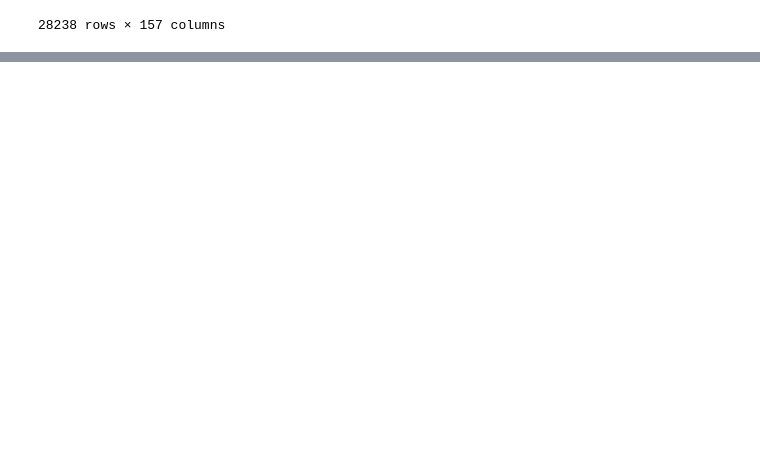
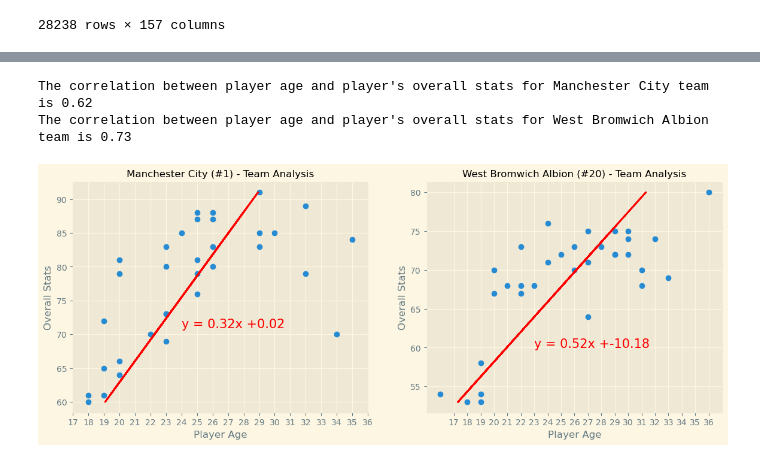
Before and after one commit to Misscoffeecassie/Group-2, a Jupyter notebook: Project_1_Group_2_FIFA_Players.ipynb, the cells around one changed output, grey strips where cells are left out. Cells and saved outputs as stored; diff of their text form; code cells hidden in the pictures; blank space fills up the shorter version.

```diff
--- a/Project_1_Group_2_FIFA_Players.ipynb
+++ b/Project_1_Group_2_FIFA_Players.ipynb
@@ -47,0 +260,46 @@ combined_original_data_df
+# %%
+club_ManCity = clubPlayers[clubPlayers['Club Name'] == 'Manchester City']
+playerAge_ManCity = club_ManCity['Age']
+playerStat_ManCity = club_ManCity['Overall']
+
+club_WestBrom = clubPlayers[clubPlayers['Club Name'] == 'West Bromwich Albion']
+playerAge_WestBrom = club_WestBrom['Age']
+playerStat_WestBrom = club_WestBrom['Overall']
+
+corr_ManCity = st.pearsonr(playerStat_ManCity,playerAge_ManCity)
+(slope_Mancity, intercept_Mancity, rvalue_Mancity, pvalue_Mancity, stderr_Mancity) = linregress(playerStat_ManCity,playerAge_ManCity)
+regress_Mancity = playerStat_ManCity * slope_Mancity + intercept_Mancity
+line_eq_Mancity = "y = " + str(round(slope_Mancity,2)) + "x +" + str(round(intercept_Mancity,2))
+
+corr_WestBrom = st.pearsonr(playerStat_WestBrom,playerAge_WestBrom)
+(slope_WestBrom, intercept_WestBrom, rvalue_WestBrom, pvalue_WestBrom, stderr_WestBrom) = linregress(playerStat_WestBrom,playerAge_WestBrom)
+regress_WestBrom = playerStat_WestBrom * slope_WestBrom + intercept_WestBrom
+line_eq_WestBrom = "y = " + str(round(slope_WestBrom,2)) + "x +" + str(round(intercept_WestBrom,2))
+
+plt.figure(figsize=(14, 5))
+
+plt.subplot(1, 2, 1)
+plt.scatter(playerAge_ManCity,playerStat_ManCity)
+plt.plot(regress_Mancity,playerStat_ManCity,"r-")
+plt.text(playerAge_ManCity.min()+6,playerStat_ManCity.max()-20,line_eq_Mancity,fontsize=15,color="red")
+plt.title("Manchester City (#1) - Team Analysis", fontsize = 12)
+plt.xlabel("Player Age")
+plt.ylabel("Overall Stats")
+print(f"The correlation between player age and player's overall stats for Manchester City team is {round(corr_ManCity[0],2)}")
+plt.xticks(range(17,37))
+
+plt.subplot(1, 2, 2)
+plt.scatter(playerAge_WestBrom,playerStat_WestBrom)
+plt.plot(regress_WestBrom,playerStat_WestBrom,"r-")
+plt.text(playerAge_WestBrom.min()+7,playerStat_WestBrom.max()-20,line_eq_WestBrom,fontsize=15,color="red")
+plt.title("West Bromwich Albion (#20) - Team Analysis", fontsize = 12)
+plt.xlabel("Player Age")
+plt.ylabel("Overall Stats")
+print(f"The correlation between player age and player's overall stats for West Bromwich Albion team is {round(corr_WestBrom[0],2)}")
+plt.xticks(range(17,37))
+plt.savefig("./data/club_analysis", dpi=200)
+plt.show()
+# %% [output]
+The correlation between player age and player's overall stats for Manchester City team is 0.62
+The correlation between player age and player's overall stats for West Bromwich Albion team is 0.73
+[figure, added]
```
Also changed, not shown: parts of 8 cells of this notebook, 3 other files.
